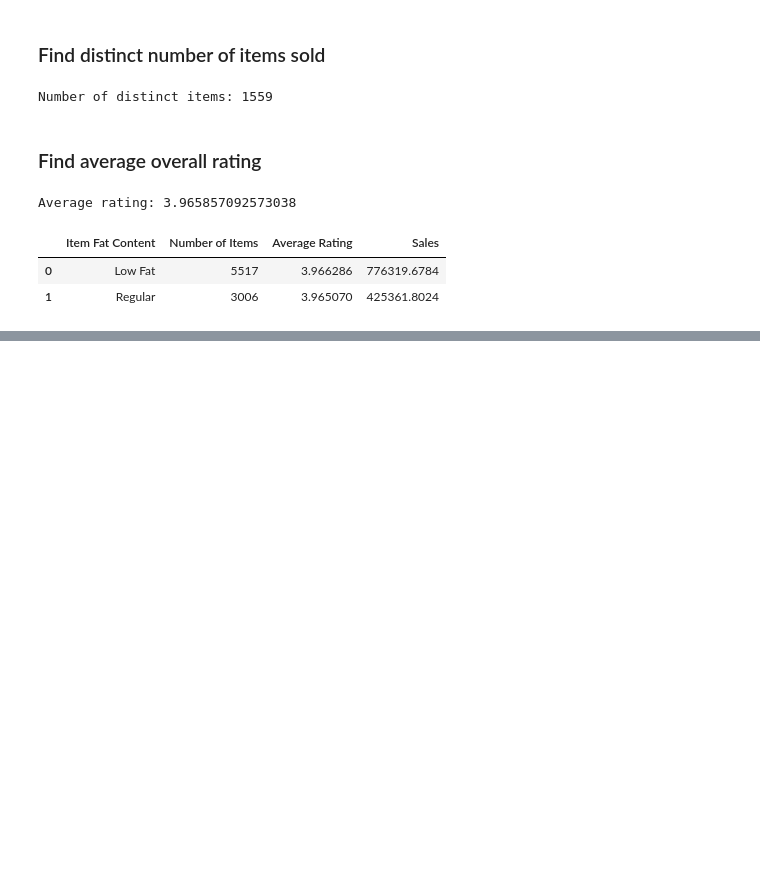
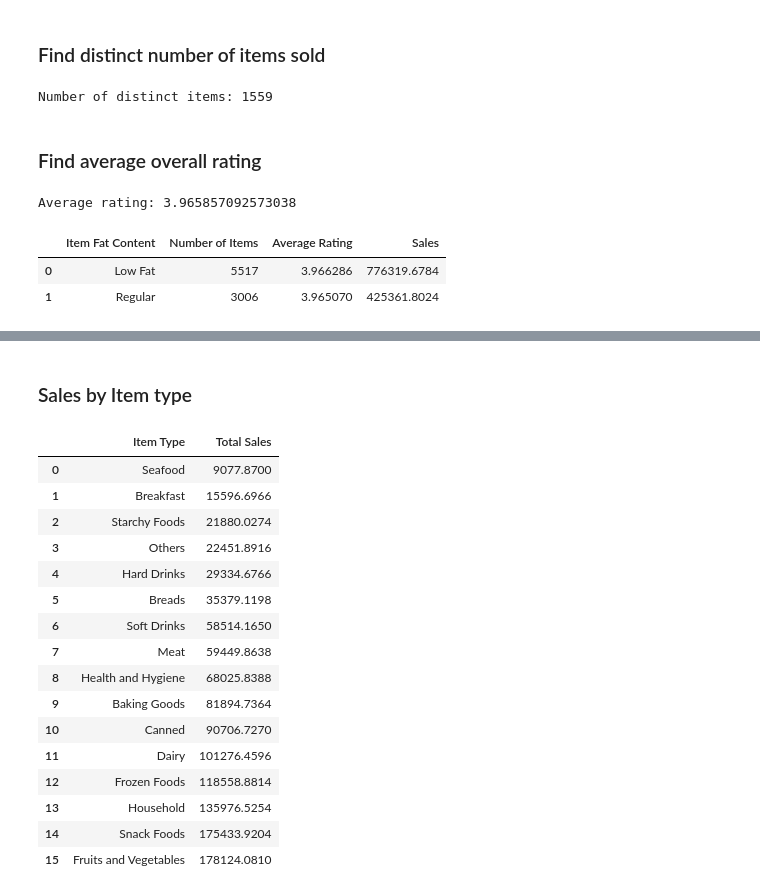
Before and after one commit to Mohamed-Shaheedullah/blinkit-analysis, a Jupyter notebook: blinkit-analysis.ipynb, the cells around one changed output, grey strips where cells are left out. Cells and saved outputs as stored; diff of their text form; code cells hidden in the pictures; blank space fills up the shorter version.

```diff
--- a/blinkit-analysis.ipynb
+++ b/blinkit-analysis.ipynb
@@ -140,0 +141,25 @@ Text(0.5, 1.0, 'Average Rating by Item Fat Content')
+# %% [markdown]
+### Sales by Item type
+# %%
+item_df = df.groupby('Item Type').agg({'Sales': 'sum'})
+item_df = item_df.sort_values('Sales', ascending=True).reset_index()
+item_df.rename(columns={'Sales': 'Total Sales'}, inplace=True)
+item_df
+# %% [output]
+|  | Item Type | Total Sales |
+| 0 | Seafood | 9077.8700 |
+| 1 | Breakfast | 15596.6966 |
+| 2 | Starchy Foods | 21880.0274 |
+| 3 | Others | 22451.8916 |
+| 4 | Hard Drinks | 29334.6766 |
+| 5 | Breads | 35379.1198 |
+| 6 | Soft Drinks | 58514.1650 |
+| 7 | Meat | 59449.8638 |
+| 8 | Health and Hygiene | 68025.8388 |
+| 9 | Baking Goods | 81894.7364 |
+| 10 | Canned | 90706.7270 |
+| 11 | Dairy | 101276.4596 |
+| 12 | Frozen Foods | 118558.8814 |
+| 13 | Household | 135976.5254 |
+| 14 | Snack Foods | 175433.9204 |
+| 15 | Fruits and Vegetables | 178124.0810 |
```
Also changed, not shown: parts of 3 cells of this notebook.
